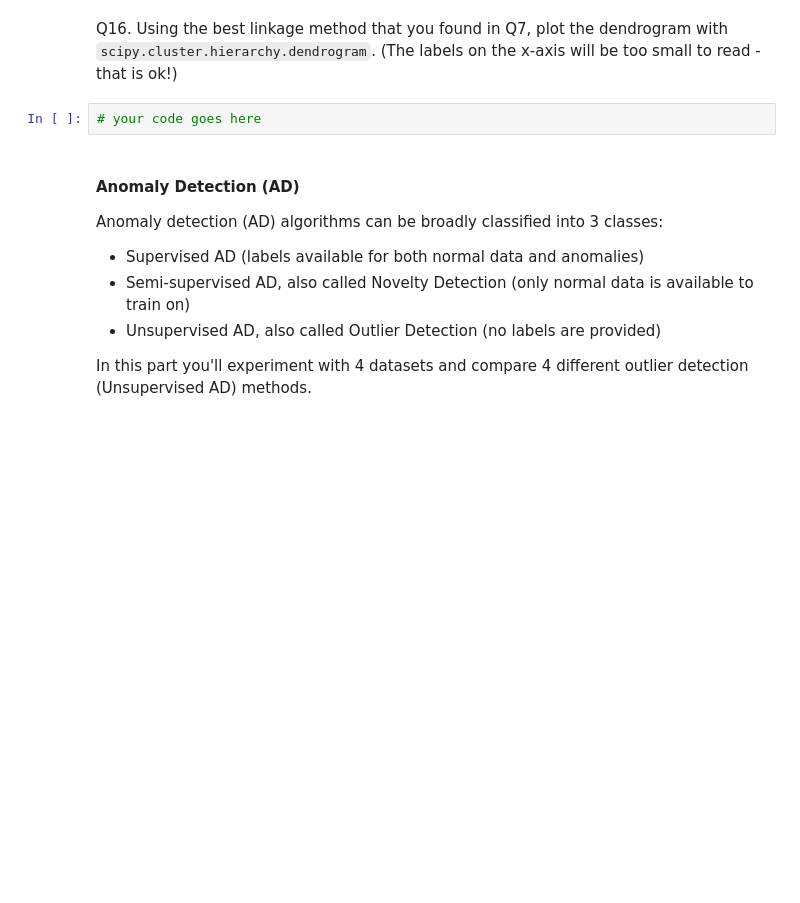
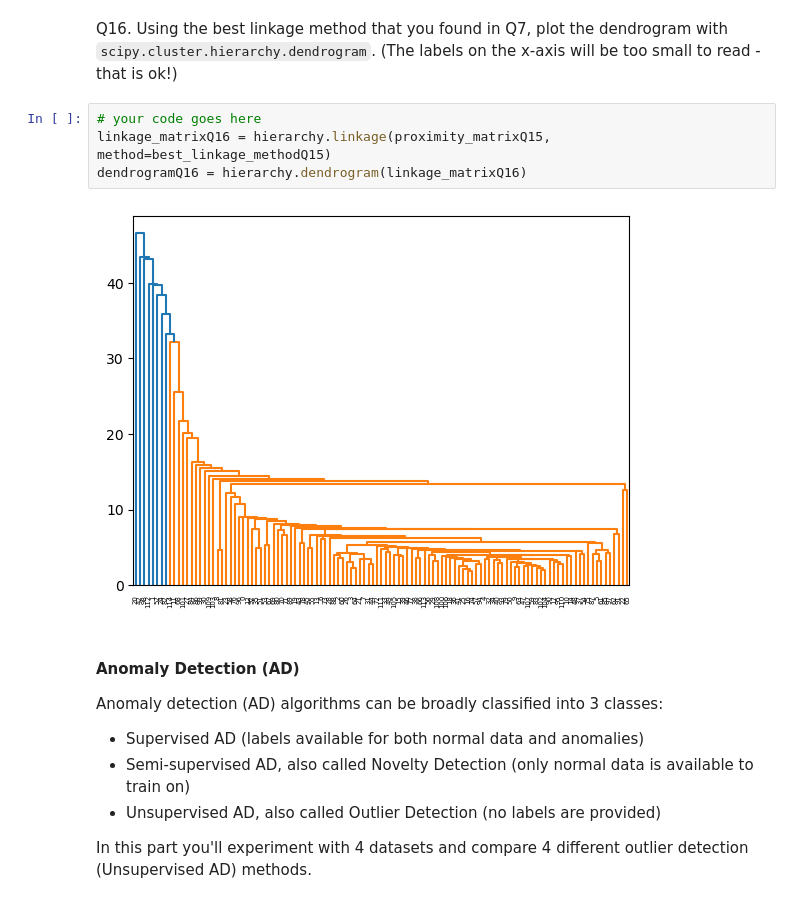
Before and after one commit to jakerm2002/Assignment-5-Clustering, a Jupyter notebook: HW5 - Clustering.ipynb, the cells around one changed output. Drawn from its saved outputs; the diff is of its cells as text; blank space fills up the shorter version.

```diff
--- a/HW5 - Clustering.ipynb
+++ b/HW5 - Clustering.ipynb
@@ -486,6 +480,10 @@ best linkage method was average with a cpcc of 0.991270518025006
 Q16. Using the best linkage method that you found in Q7, plot the dendrogram with `scipy.cluster.hierarchy.dendrogram`. (The labels on the x-axis will be too small to read - that is ok!)
 # %%
 # your code goes here
+linkage_matrixQ16 = hierarchy.linkage(proximity_matrixQ15, method=best_linkage_methodQ15)
+dendrogramQ16 = hierarchy.dendrogram(linkage_matrixQ16)
+# %% [output]
+[figure, added]
 # %% [markdown]
 #### Anomaly Detection (AD)
 
```
Also changed, not shown: parts of 1 cell of this notebook.
